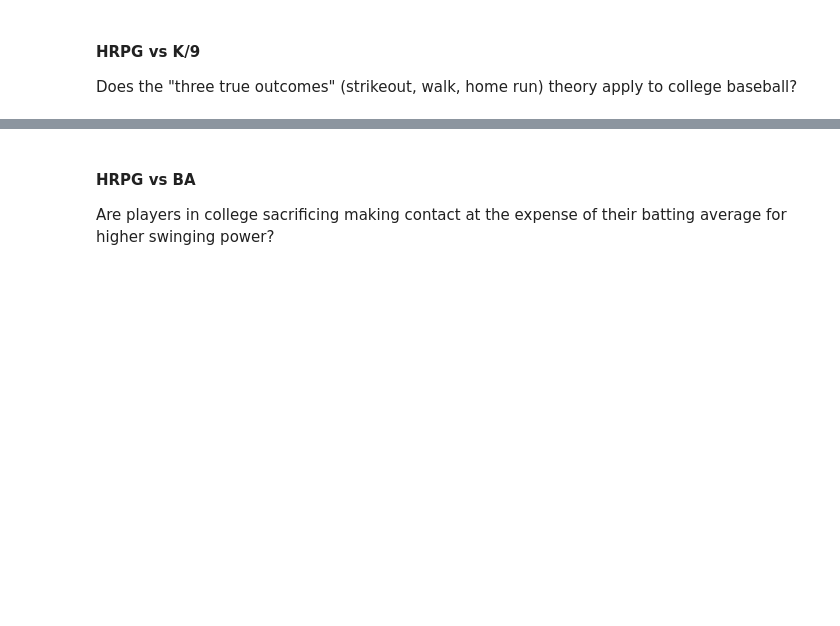
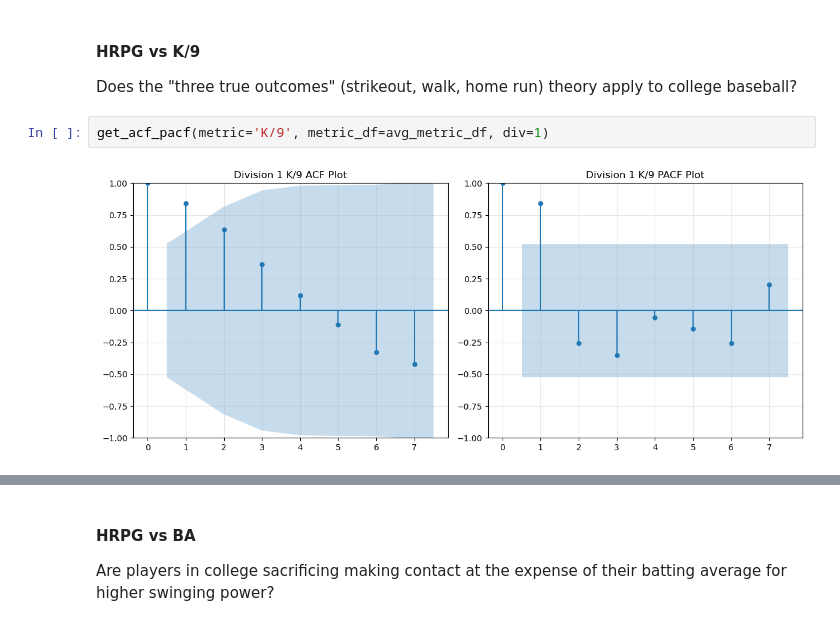
Before and after one commit to jeremym3817/DS4420-BiggsMarino-Final-Project, a Jupyter notebook: Jeremy Marino - DS4420 TimeSeries.ipynb, the cells around one changed output, grey strips where cells are left out. Saved outputs shown, nothing was run; the diff lists cells and outputs as text; blank space fills up the shorter version.

```diff
--- a/Jeremy Marino - DS4420 TimeSeries.ipynb
+++ b/Jeremy Marino - DS4420 TimeSeries.ipynb
@@ -734,3 +943,7 @@ Panel AR(1) for ERA
 #### HRPG vs K/9
 
 Does the "three true outcomes" (strikeout, walk, home run) theory apply to college baseball?
+# %%
+get_acf_pacf(metric='K/9', metric_df=avg_metric_df, div=1)
+# %% [output]
+[figure, added]
```
Also changed, not shown: parts of 18 cells of this notebook.
